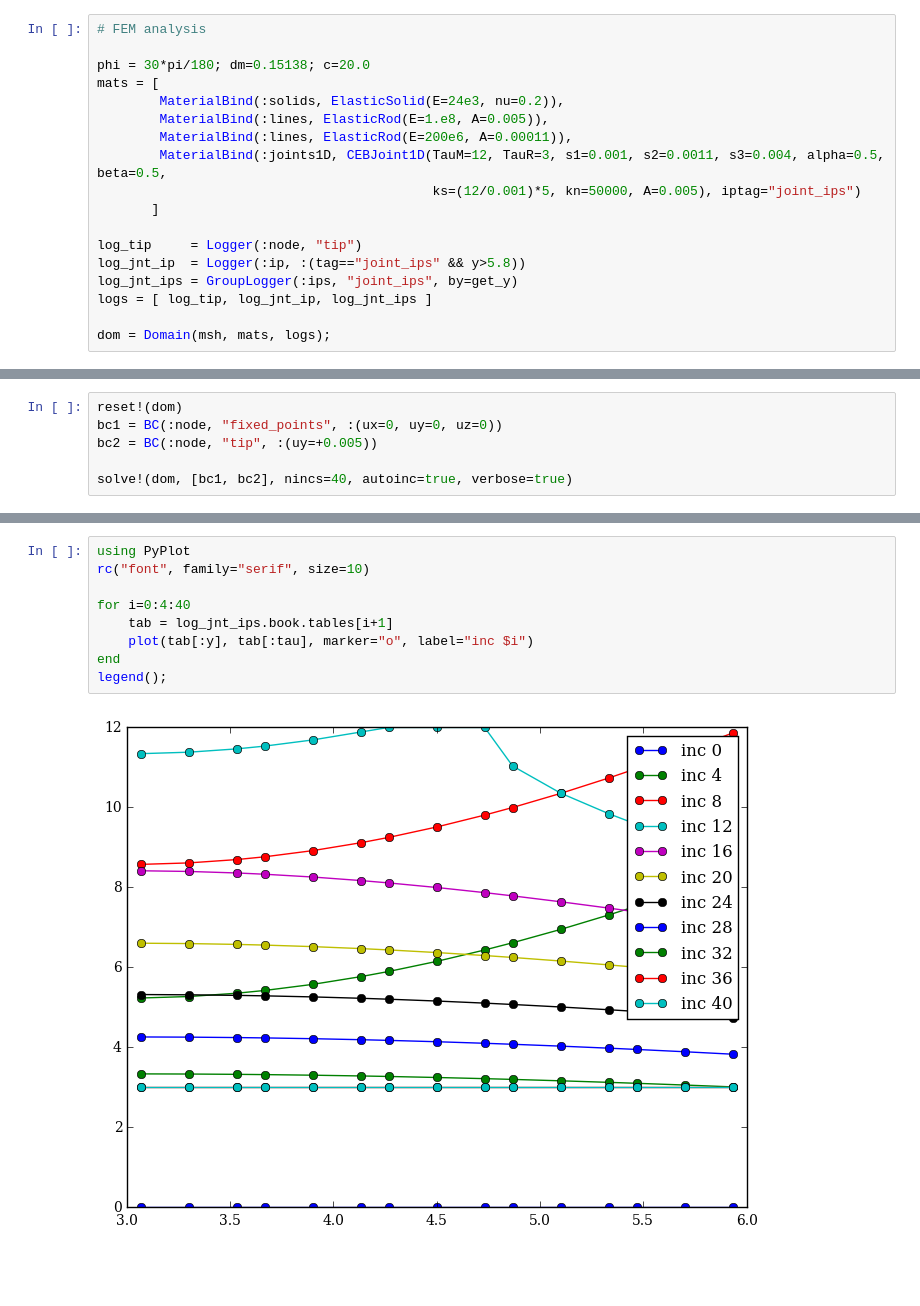
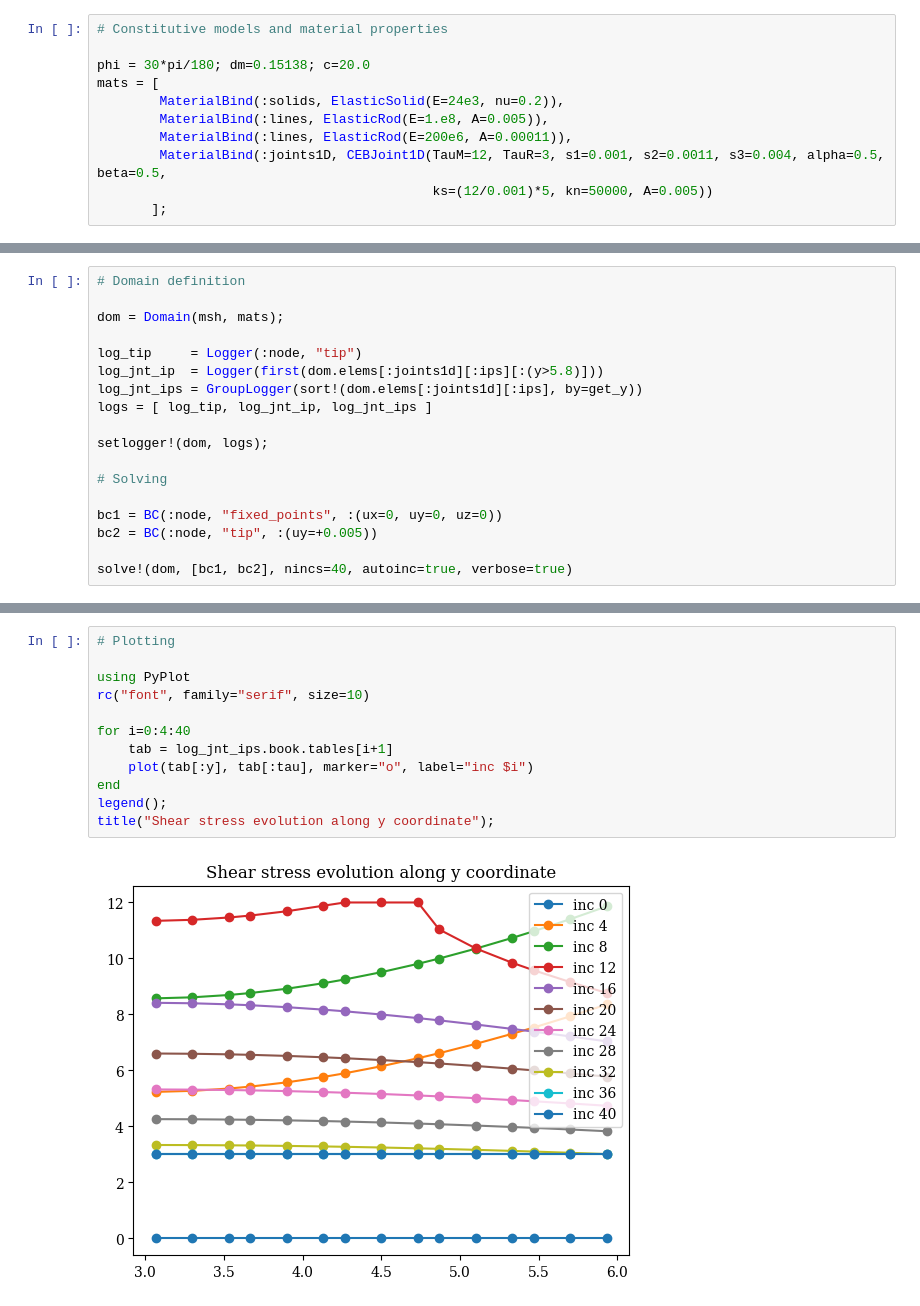
Before and after one commit to NumSoftware/Amaru.jl, a Jupyter notebook: notebooks/pull out test.ipynb, the cells around one changed output, grey strips where cells are left out. Saved outputs shown, nothing was run; the diff lists cells and outputs as text; blank space fills up the shorter version.

```diff
--- a/notebooks/pull out test.ipynb
+++ b/notebooks/pull out test.ipynb
@@ -34,5 +44,5 @@ mplot(msh)
 # %%
-# FEM analysis
+# Constitutive models and material properties
 
 phi = 30*pi/180; dm=0.15138; c=20.0
 mats = [
@@ -40,12 +50,5 @@ mats = [
         MaterialBind(:lines, ElasticRod(E=1.e8, A=0.005)),
         MaterialBind(:lines, ElasticRod(E=200e6, A=0.00011)),
         MaterialBind(:joints1D, CEBJoint1D(TauM=12, TauR=3, s1=0.001, s2=0.0011, s3=0.004, alpha=0.5, beta=0.5,
-                                           ks=(12/0.001)*5, kn=50000, A=0.005), iptag="joint_ips")
-       ]
-
-log_tip     = Logger(:node, "tip")
-log_jnt_ip  = Logger(:ip, :(tag=="joint_ips" && y>5.8))
-log_jnt_ips = GroupLogger(:ips, "joint_ips", by=get_y)
-logs = [ log_tip, log_jnt_ip, log_jnt_ips ]
-
-dom = Domain(msh, mats, logs);
+                                           ks=(12/0.001)*5, kn=50000, A=0.005))
+       ];
@@ -62,5 +55,17 @@ Domain setup:
 # %%
-reset!(dom)
+# Domain definition
+
+dom = Domain(msh, mats);
+
+log_tip     = Logger(:node, "tip")
+log_jnt_ip  = Logger(first(dom.elems[:joints1d][:ips][:(y>5.8)]))
+log_jnt_ips = GroupLogger(sort!(dom.elems[:joints1d][:ips], by=get_y))
+logs = [ log_tip, log_jnt_ip, log_jnt_ips ]
+
+setlogger!(dom, logs);
+
+# Solving
+
 bc1 = BC(:node, "fixed_points", :(ux=0, uy=0, uz=0))
 bc2 = BC(:node, "tip", :(uy=+0.005))
 
@@ -91,12 +92,15 @@ length(log_jnt_ips.book.tables)
 # %%
+# Plotting
+
 using PyPlot
 rc("font", family="serif", size=10)
 
 for i=0:4:40
     tab = log_jnt_ips.book.tables[i+1]
     plot(tab[:y], tab[:tau], marker="o", label="inc $i")
 end
 legend();
+title("Shear stress evolution along y coordinate");
 # %% [output]
-[figure, old version]
+[figure, new version]
 # %%
```
Also changed, not shown: parts of 13 cells of this notebook, 1 other file.
